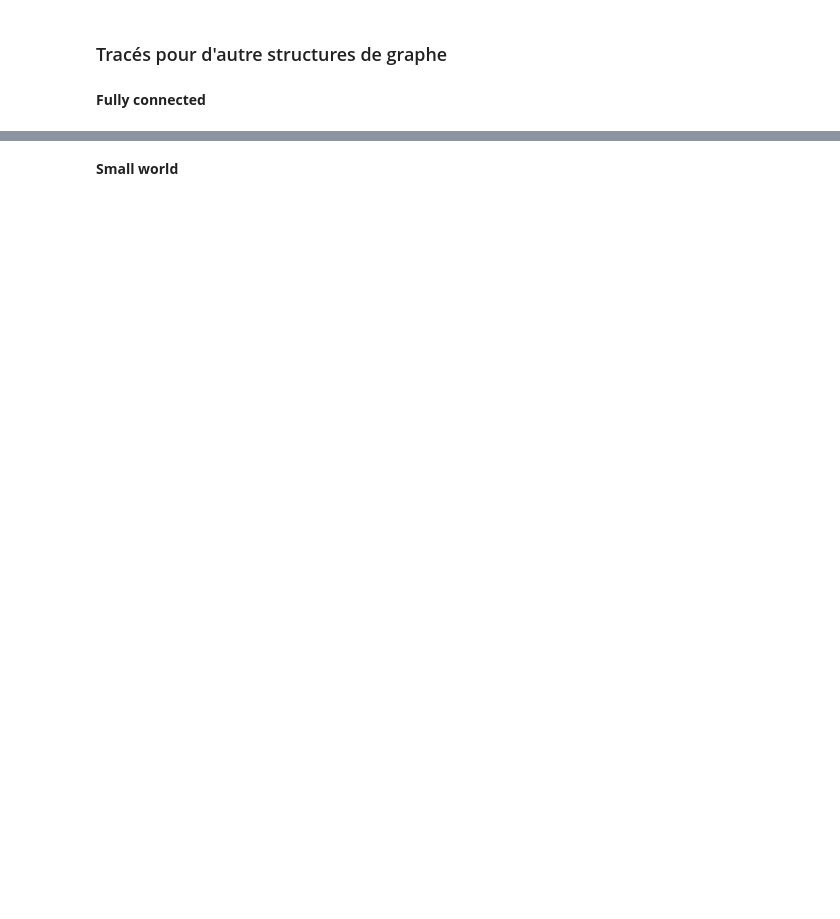
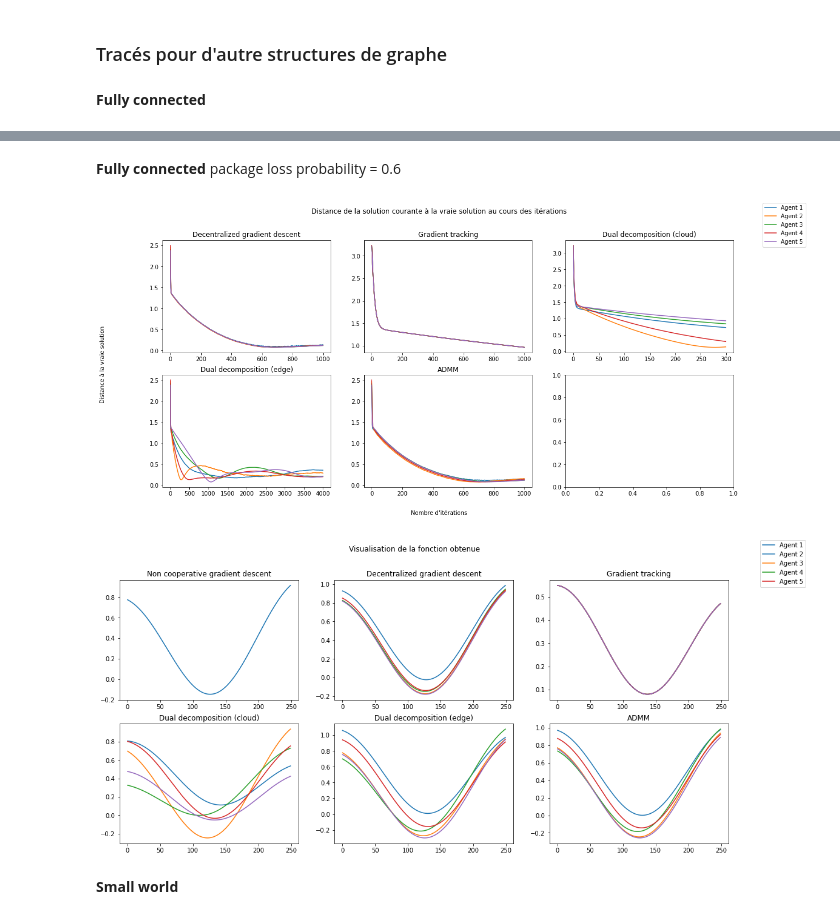
Before and after one commit to Theo-Morvan/Cooperative-Optimization, a Jupyter notebook: Cooperative_kernel_regression.ipynb, the cells around one changed output, grey strips where cells are left out. Saved outputs shown, nothing was run; the diff lists cells and outputs as text; code cells hidden in the pictures; blank space fills up the shorter version.

```diff
--- a/Cooperative_kernel_regression.ipynb
+++ b/Cooperative_kernel_regression.ipynb
@@ -629,3 +840,10 @@ train_all_models(S1,A1)
+# %% [markdown]
+**Fully connected** package loss probability = 0.6
+# %%
+train_all_models(A1,True,0.6)
+# %% [output]
+[figure, added]
+[figure, added]
 # %% [markdown]
 **Small world**
 # %%
```
Also changed, not shown: parts of 23 cells of this notebook.
